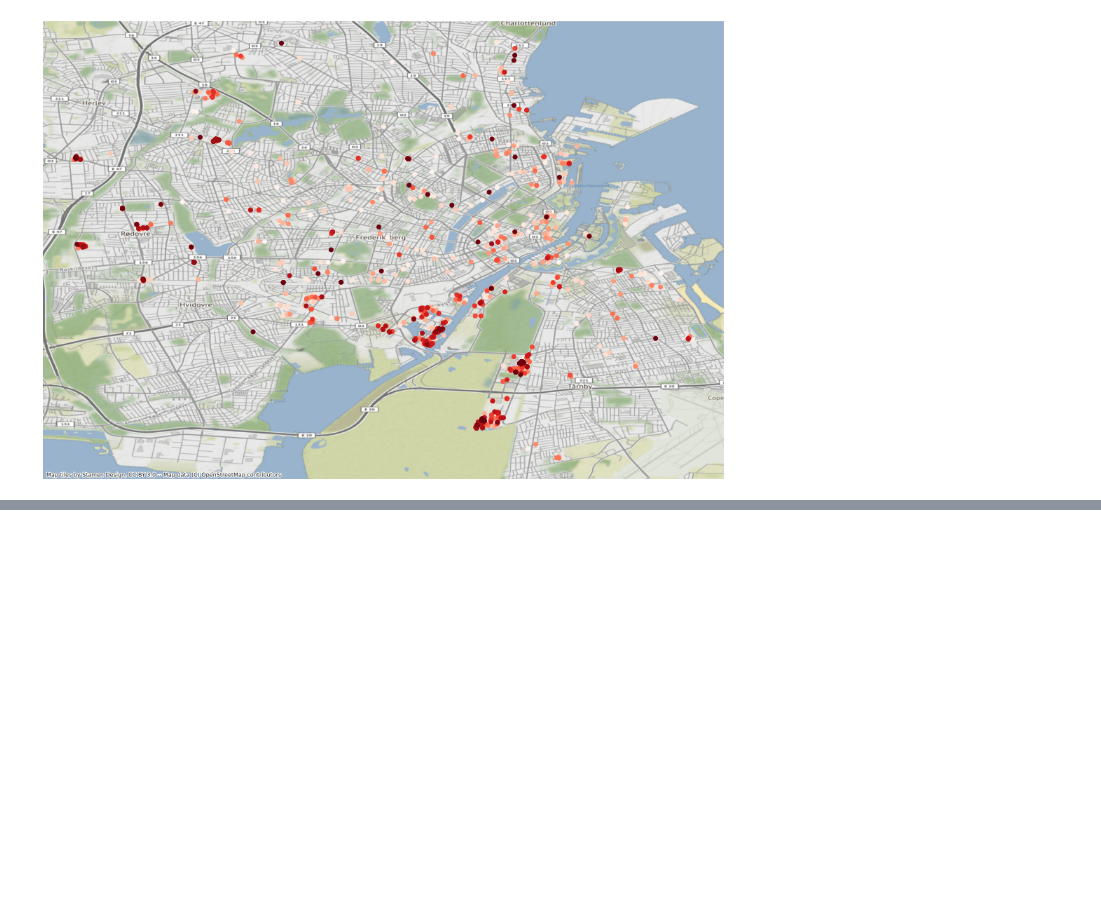
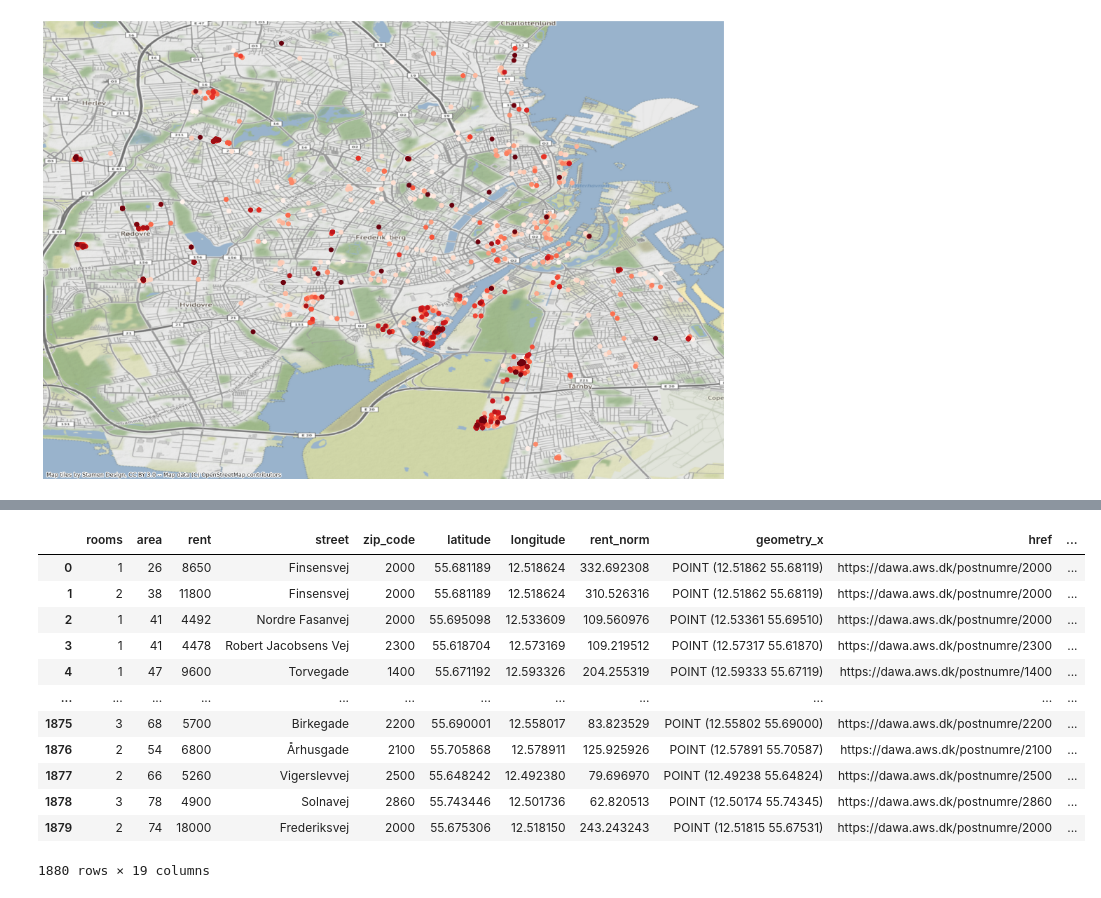
Before and after one commit to szymongalecki/Geospatial_Data_Science, a Jupyter notebook: data_exploration.ipynb, the cells around one changed output, grey strips where cells are left out. Saved outputs shown, nothing was run; the diff lists cells and outputs as text; code cells hidden in the pictures; blank space fills up the shorter version.

```diff
--- a/data_exploration.ipynb
+++ b/data_exploration.ipynb
@@ -153,0 +226,16 @@ cmap.set_under('red')
+# %%
+gdf2
+# %% [output]
+|  | rooms | area | rent | street | zip_code | latitude | longitude | rent_norm | geometry_x | href | ... |
+| 0 | 1 | 26 | 8650 | Finsensvej | 2000 | 55.681189 | 12.518624 | 332.692308 | POINT (12.51862 55.68119) | https://dawa.aws.dk/postnumre/2000 | ... |
+| 1 | 2 | 38 | 11800 | Finsensvej | 2000 | 55.681189 | 12.518624 | 310.526316 | POINT (12.51862 55.68119) | https://dawa.aws.dk/postnumre/2000 | ... |
+| 2 | 1 | 41 | 4492 | Nordre Fasanvej | 2000 | 55.695098 | 12.533609 | 109.560976 | POINT (12.53361 55.69510) | https://dawa.aws.dk/postnumre/2000 | ... |
+| 3 | 1 | 41 | 4478 | Robert Jacobsens Vej | 2300 | 55.618704 | 12.573169 | 109.219512 | POINT (12.57317 55.61870) | https://dawa.aws.dk/postnumre/2300 | ... |
+| 4 | 1 | 47 | 9600 | Torvegade | 1400 | 55.671192 | 12.593326 | 204.255319 | POINT (12.59333 55.67119) | https://dawa.aws.dk/postnumre/1400 | ... |
+| ... | ... | ... | ... | ... | ... | ... | ... | ... | ... | ... | ... |
+| 1875 | 3 | 68 | 5700 | Birkegade | 2200 | 55.690001 | 12.558017 | 83.823529 | POINT (12.55802 55.69000) | https://dawa.aws.dk/postnumre/2200 | ... |
+| 1876 | 2 | 54 | 6800 | Århusgade | 2100 | 55.705868 | 12.578911 | 125.925926 | POINT (12.57891 55.70587) | https://dawa.aws.dk/postnumre/2100 | ... |
+| 1877 | 2 | 66 | 5260 | Vigerslevvej | 2500 | 55.648242 | 12.492380 | 79.696970 | POINT (12.49238 55.64824) | https://dawa.aws.dk/postnumre/2500 | ... |
+| 1878 | 3 | 78 | 4900 | Solnavej | 2860 | 55.743446 | 12.501736 | 62.820513 | POINT (12.50174 55.74345) | https://dawa.aws.dk/postnumre/2860 | ... |
+| 1879 | 2 | 74 | 18000 | Frederiksvej | 2000 | 55.675306 | 12.518150 | 243.243243 | POINT (12.51815 55.67531) | https://dawa.aws.dk/postnumre/2000 | ... |
+1880 rows × 19 columns
```
Also changed, not shown: parts of 16 cells of this notebook, 8 other files.
